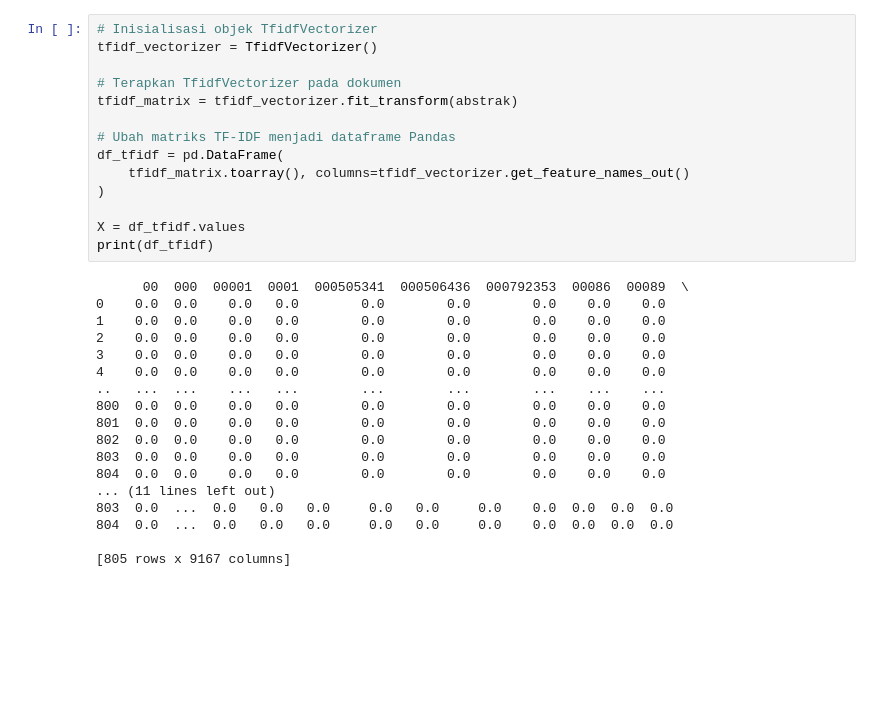
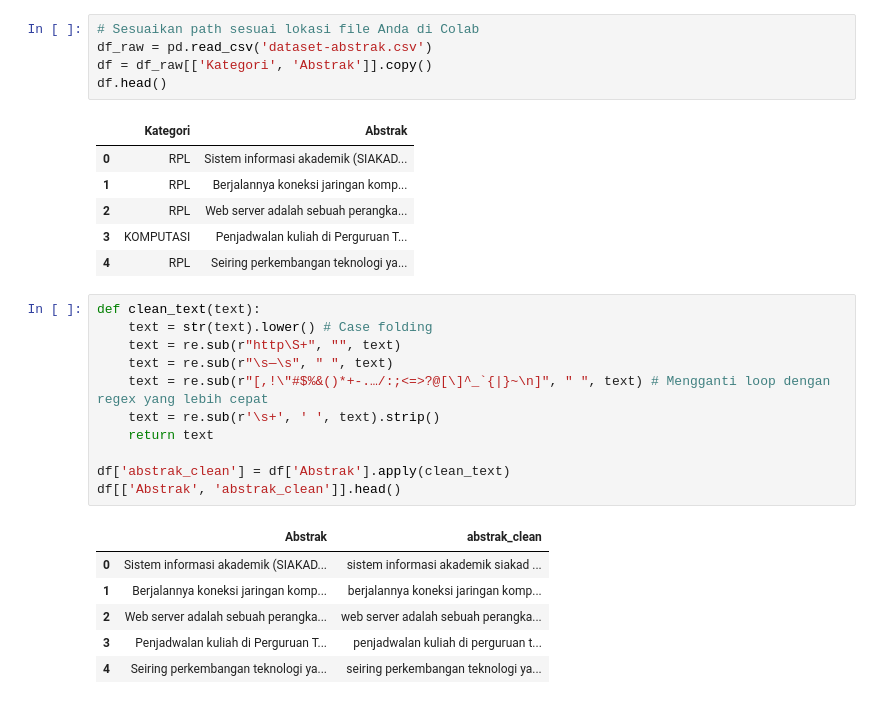
Before and after one commit to irullah/nlp-abstract-analysis, a Jupyter notebook: text_mining_klasifikasi.ipynb, the cells around one changed output. Drawn from its saved outputs; the diff is of its cells as text; blank space fills up the shorter version.

```diff
--- a/text_mining_klasifikasi.ipynb
+++ b/text_mining_klasifikasi.ipynb
@@ -119,32 +22,30 @@ from sklearn.metrics import accuracy_score
-# %%
-# Inisialisasi objek TfidfVectorizer
-tfidf_vectorizer = TfidfVectorizer()
-
-# Terapkan TfidfVectorizer pada dokumen
-tfidf_matrix = tfidf_vectorizer.fit_transform(abstrak)
-
-# Ubah matriks TF-IDF menjadi dataframe Pandas
-df_tfidf = pd.DataFrame(
-    tfidf_matrix.toarray(), columns=tfidf_vectorizer.get_feature_names_out()
-)
-
-X = df_tfidf.values
-print(df_tfidf)
-# %% [output]
-      00  000  00001  0001  000505341  000506436  000792353  00086  00089  \
-0    0.0  0.0    0.0   0.0        0.0        0.0        0.0    0.0    0.0
-1    0.0  0.0    0.0   0.0        0.0        0.0        0.0    0.0    0.0
-2    0.0  0.0    0.0   0.0        0.0        0.0        0.0    0.0    0.0
-3    0.0  0.0    0.0   0.0        0.0        0.0        0.0    0.0    0.0
-4    0.0  0.0    0.0   0.0        0.0        0.0        0.0    0.0    0.0
-..   ...  ...    ...   ...        ...        ...        ...    ...    ...
-800  0.0  0.0    0.0   0.0        0.0        0.0        0.0    0.0    0.0
-801  0.0  0.0    0.0   0.0        0.0        0.0        0.0    0.0    0.0
-802  0.0  0.0    0.0   0.0        0.0        0.0        0.0    0.0    0.0
-803  0.0  0.0    0.0   0.0        0.0        0.0        0.0    0.0    0.0
-804  0.0  0.0    0.0   0.0        0.0        0.0        0.0    0.0    0.0
-... (11 lines left out)
-803  0.0  ...  0.0   0.0   0.0     0.0   0.0     0.0    0.0  0.0  0.0  0.0
-804  0.0  ...  0.0   0.0   0.0     0.0   0.0     0.0    0.0  0.0  0.0  0.0
-
-[805 rows x 9167 columns]
+# %%
+# Sesuaikan path sesuai lokasi file Anda di Colab
+df_raw = pd.read_csv('dataset-abstrak.csv')
+df = df_raw[['Kategori', 'Abstrak']].copy()
+df.head()
+# %% [output]
+|  | Kategori | Abstrak |
+| 0 | RPL | Sistem informasi akademik (SIAKAD... |
+| 1 | RPL | Berjalannya koneksi jaringan komp... |
+| 2 | RPL | Web server adalah sebuah perangka... |
+| 3 | KOMPUTASI | Penjadwalan kuliah di Perguruan T... |
+| 4 | RPL | Seiring perkembangan teknologi ya... |
+# %%
+def clean_text(text):
+    text = str(text).lower() # Case folding
+    text = re.sub(r"http\S+", "", text)
+    text = re.sub(r"\s—\s", " ", text)
+    text = re.sub(r"[,!\"#$%&()*+-.…/:;<=>?@[\]^_`{|}~\n]", " ", text) # Mengganti loop dengan regex yang lebih cepat
+    text = re.sub(r'\s+', ' ', text).strip()
+    return text
+
+df['abstrak_clean'] = df['Abstrak'].apply(clean_text)
+df[['Abstrak', 'abstrak_clean']].head()
+# %% [output]
+|  | Abstrak | abstrak_clean |
+| 0 | Sistem informasi akademik (SIAKAD... | sistem informasi akademik siakad ... |
+| 1 | Berjalannya koneksi jaringan komp... | berjalannya koneksi jaringan komp... |
+| 2 | Web server adalah sebuah perangka... | web server adalah sebuah perangka... |
+| 3 | Penjadwalan kuliah di Perguruan T... | penjadwalan kuliah di perguruan t... |
+| 4 | Seiring perkembangan teknologi ya... | seiring perkembangan teknologi ya... |
```
Also changed, not shown: parts of 32 cells of this notebook.
